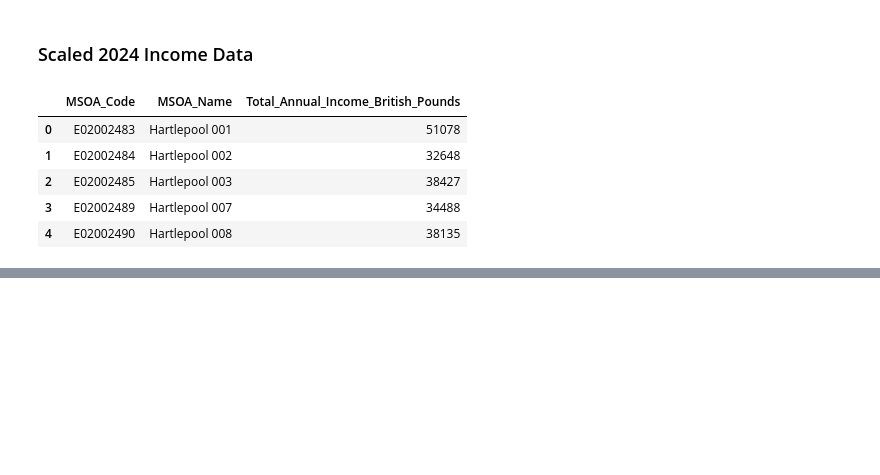
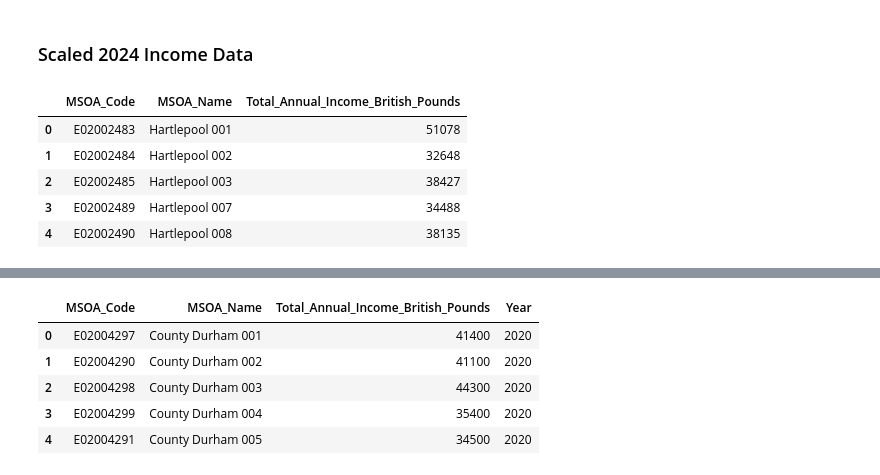
Before and after one commit to Sevinda-Herath/Predictive-Policing-in-the-London-Metropolitan-Police-District, a Jupyter notebook: main.ipynb, the cells around one changed output, grey strips where cells are left out. Drawn from its saved outputs; the diff is of its cells as text; code cells hidden in the pictures; blank space fills up the shorter version.

Commit message:
Data Transformation: Complete

```diff
--- a/main.ipynb
+++ b/main.ipynb
@@ -1669,3 +1680,17 @@ Income_Data_2024_Simple.head()
 | 2 | E02002485 | Hartlepool 003 | 38427 |
 | 3 | E02002489 | Hartlepool 007 | 34488 |
 | 4 | E02002490 | Hartlepool 008 | 38135 |
+# %%
+Income_Data_2020_Simple["Year"] = 2020
+Income_Data_2021_Simple["Year"] = 2021
+Income_Data_2022_Simple["Year"] = 2022
+Income_Data_2023_Simple["Year"] = 2023
+Income_Data_2024_Simple["Year"] = 2024
+# %%
+Combined_income = pd.concat([
+    Income_Data_2020_Simple,
+    Income_Data_2021_Simple,
+    Income_Data_2022_Simple,
+    Income_Data_2023_Simple,
+    Income_Data_2024_Simple
+], ignore_index=True)
@@ -1671,0 +1708,9 @@ Income_Data_2024_Simple.head()
+# %%
+Combined_income.head()
+# %% [output]
+|  | MSOA_Code | MSOA_Name | Total_Annual_Income_British_Pounds | Year |
+| 0 | E02004297 | County Durham 001 | 41400 | 2020 |
+| 1 | E02004290 | County Durham 002 | 41100 | 2020 |
+| 2 | E02004298 | County Durham 003 | 44300 | 2020 |
+| 3 | E02004299 | County Durham 004 | 35400 | 2020 |
+| 4 | E02004291 | County Durham 005 | 34500 | 2020 |
```
Also changed, not shown: parts of 6 cells of this notebook, 2 other files.
